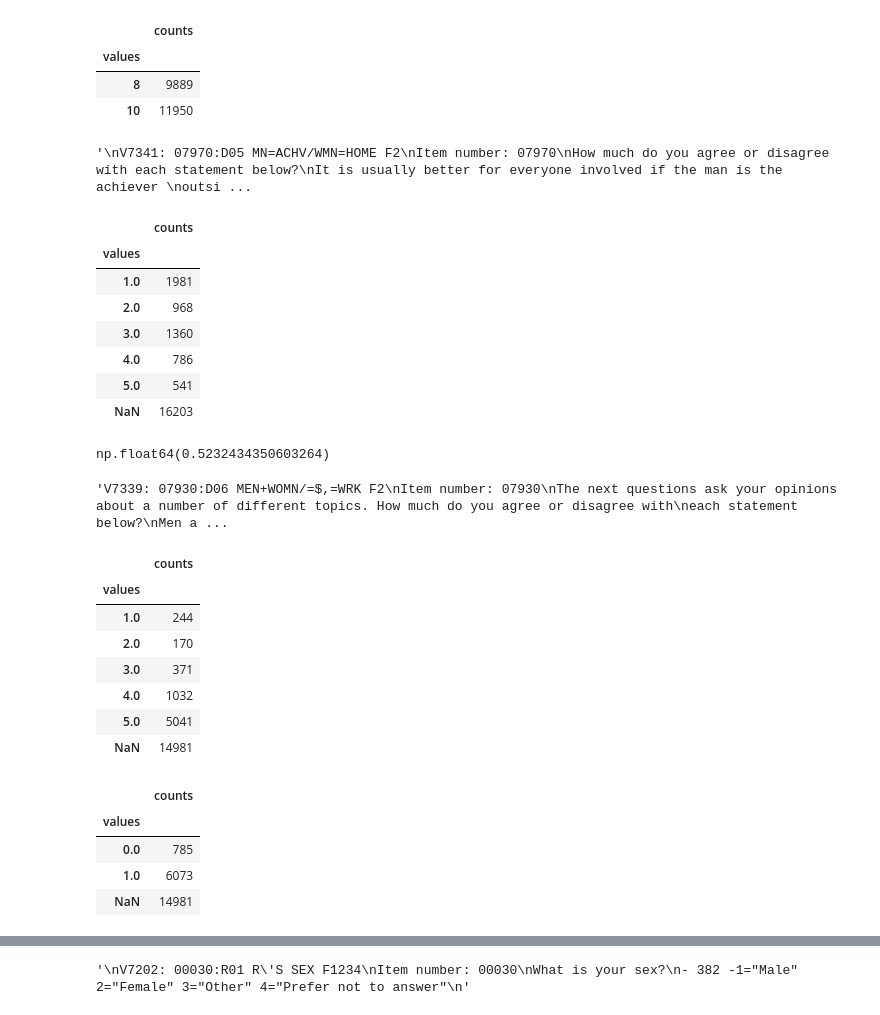
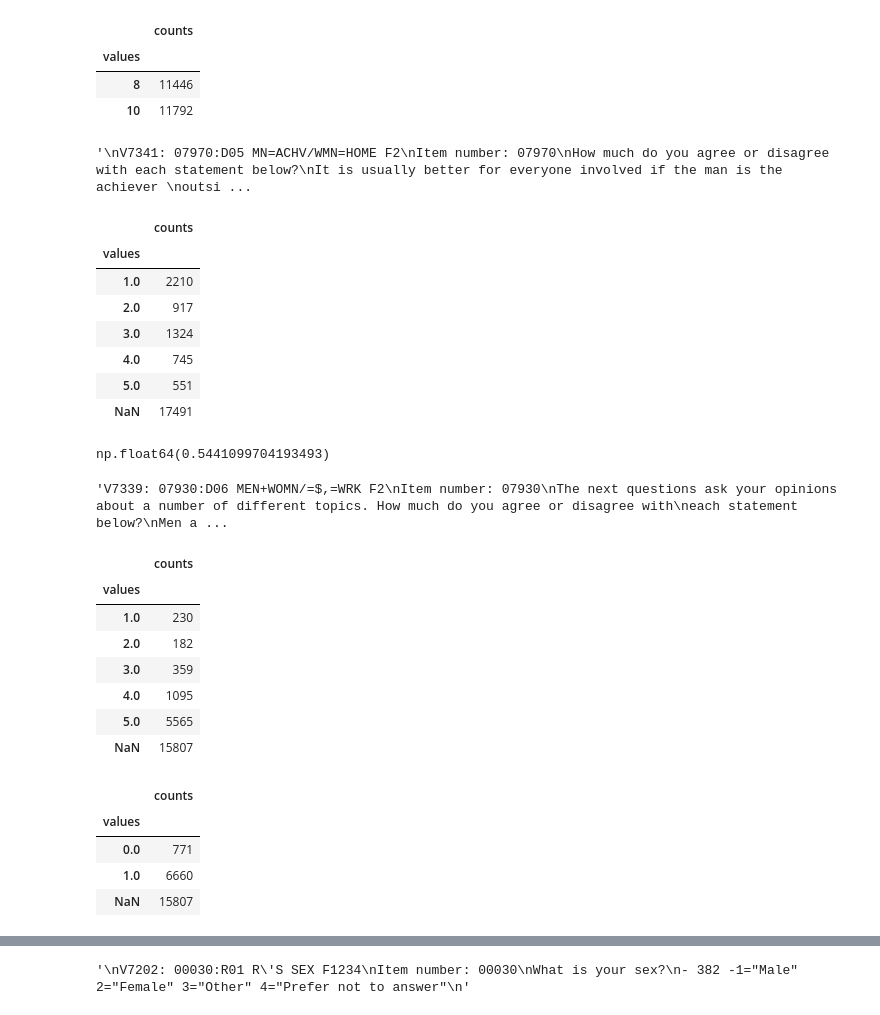
Before and after one commit to AllenDowney/MonitoringTheFuture, a Jupyter notebook: mtf_8_and_10.ipynb, the cells around one changed output, grey strips where cells are left out. Cells and saved outputs as stored; diff of their text form; code cells hidden in the pictures.

```diff
--- a/mtf_810_2022.ipynb
+++ b/mtf_8_and_10.ipynb
@@ -34,3 +154,6 @@ def read_dta_from_zip(zip_filename):
 # %%
-zip_filename = 'ICPSR_38883-V1.zip'
-df = read_dta_from_zip(zip_filename)
+if SPLIT[year]:
+    df2 = read_dta_from_zip(zip_filename, index=2)
+    df = pd.concat([df_8, df_10], ignore_index=True)
+else:
+    df = df0
@@ -62,11 +223,20 @@ V7141D
+# %%
+GRADE = {
+    1994: 'V1101',
+    2022: 'V501'
+}
+GRADE = make_defaultdict(GRADE, 'V501')
 # %%
-GRADE = 'V501'
-value_counts(df[GRADE])
+df[GRADE[year]] = df[GRADE[year]].replace([0, 9], np.nan)
+# TODO Replace code 2 with grade 8
+# TODO Replace code 4 with grade 10
+
+value_counts(df[GRADE[year]])
 # %% [output]
 |  | counts |
 | values |  |
-| 8 | 9889 |
-| 10 | 11950 |
+| 8 | 11446 |
+| 10 | 11792 |
 # %%
 """
 V7341: 07970:D05 MN=ACHV/WMN=HOME F2
@@ -80,28 +250,33 @@ Responses from the Western region intentionally deleted.
 """
 # %% [output]
 '\nV7341: 07970:D05 MN=ACHV/WMN=HOME F2\nItem number: 07970\nHow much do you agree or disagree with each statement below?\nIt is usually better for everyone involved if the man is the achiever \noutsi ...
+# %%
+FEFAM = {
+    1994: 'V1141',
+    2022: 'V7341'
+}
+FEFAM = make_defaultdict(FEFAM, 'V7341')
 # %%
-FEFAM = 'V7341'
-df[FEFAM] = df[FEFAM].replace([-8, -9], np.nan)
-value_counts(df[FEFAM])
+df[FEFAM[year]] = df[FEFAM[year]].replace([0, 9, -8, -9], np.nan)
+value_counts(df[FEFAM[year]])
 # %% [output]
 |  | counts |
 | values |  |
-| 1.0 | 1981 |
-| 2.0 | 968 |
-| 3.0 | 1360 |
-| 4.0 | 786 |
-| 5.0 | 541 |
-| NaN | 16203 |
+| 1.0 | 2210 |
+| 2.0 | 917 |
+| 3.0 | 1324 |
+| 4.0 | 745 |
+| 5.0 | 551 |
+| NaN | 17491 |
 # %%
 def set_target(df, varname, values, newname):
     valid = df[varname].notna()
     df[newname] = np.where(valid, df[varname].isin(values), np.nan)
 # %%
-set_target(df, FEFAM, [1, 2], 'fefam')
+set_target(df, FEFAM[year], [1, 2], 'fefam')
 df['fefam'].mean()
 # %% [output]
-np.float64(0.5232434350603264)
+np.float64(0.5441099704193493)
 # %%
 """V7339: 07930:D06 MEN+WOMN/=$,=WRK F2
 Item number: 07930
@@ -115,25 +296,24 @@ Men and women should be paid the same money if they do the same work
 # %%
-FEWORK = 'V7339'
-df[FEWORK] = df[FEWORK].replace([-8, -9], np.nan)
-value_counts(df[FEWORK])
+df[FEWORK[year]] = df[FEWORK[year]].replace([0, 9, -8, -9], np.nan)
+value_counts(df[FEWORK[year]])
 # %% [output]
 |  | counts |
 | values |  |
-| 1.0 | 244 |
-| 2.0 | 170 |
-| 3.0 | 371 |
-| 4.0 | 1032 |
-| 5.0 | 5041 |
-| NaN | 14981 |
+| 1.0 | 230 |
+| 2.0 | 182 |
+| 3.0 | 359 |
+| 4.0 | 1095 |
+| 5.0 | 5565 |
+| NaN | 15807 |
 # %%
-set_target(df, FEWORK, [4, 5], 'fework')
+set_target(df, FEWORK[year], [4, 5], 'fework')
 value_counts(df['fework'])
 # %% [output]
 |  | counts |
 | values |  |
-| 0.0 | 785 |
-| 1.0 | 6073 |
-| NaN | 14981 |
+| 0.0 | 771 |
+| 1.0 | 6660 |
+| NaN | 15807 |
 # %%
 df['fework'].mean()
 # %% [output]
```
Also changed, not shown: parts of 24 cells of this notebook.
